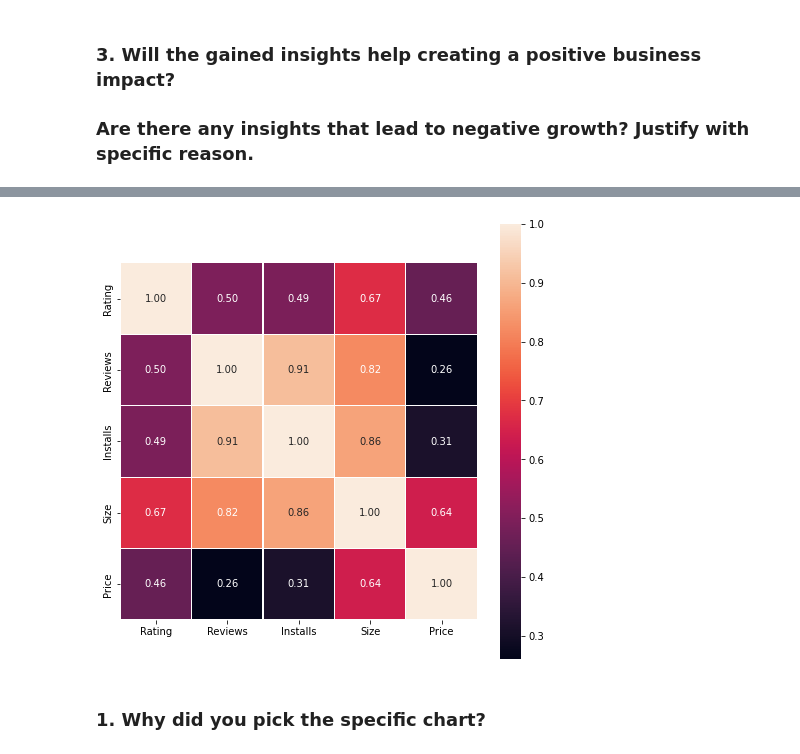
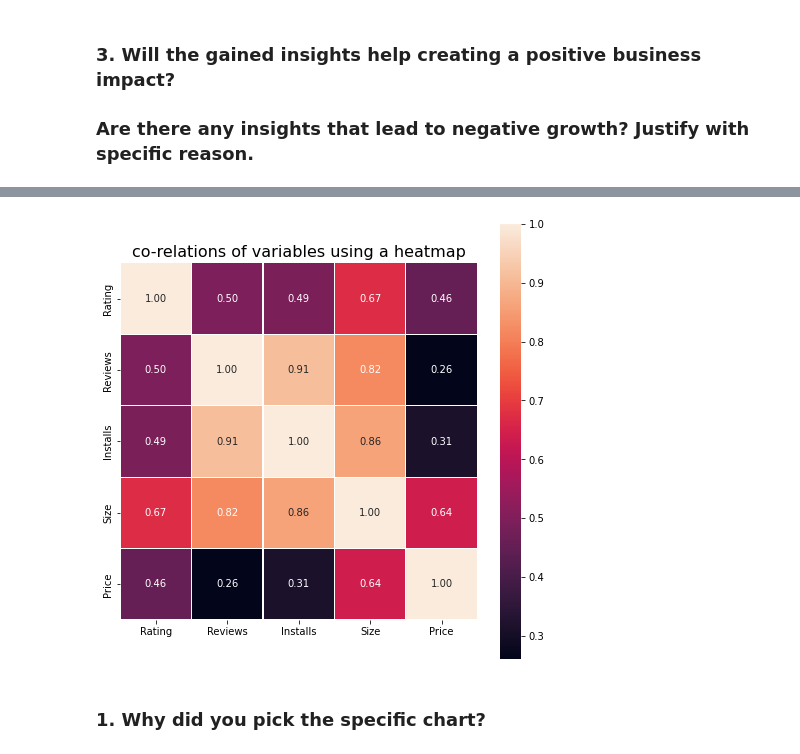
Before and after one commit to Navjotkhatri/EDA-Play-Store-App-Review-Analysis, a Jupyter notebook: EDA_Play_Store_App_Review_Analysis_Capstone_Project.ipynb, the cells around one changed output, grey strips where cells are left out. Drawn from its saved outputs; the diff is of its cells as text; code cells hidden in the pictures.

```diff
--- a/EDA_Play_Store_App_Review_Analysis_Capstone_Project.ipynb
+++ b/EDA_Play_Store_App_Review_Analysis_Capstone_Project.ipynb
@@ -1156,9 +1160,10 @@ From the above plottings, we can imply that most of the apps with higher rating
 # %%
 fig, axes = plt.subplots(figsize=(8, 8))
+plt.title("co-relations of variables using a heatmap", fontsize=16)
 sns.heatmap(rating_df.corr(), ax=axes, annot=True, linewidths=0.1, fmt='.2f', square=True)
 plt.show()
 # %% [output]
-[figure, old version]
+[figure, new version]
 # %% [markdown]
 ### 1. Why did you pick the specific chart?
 # %% [markdown]
```
Also changed, not shown: parts of 9 cells of this notebook.
